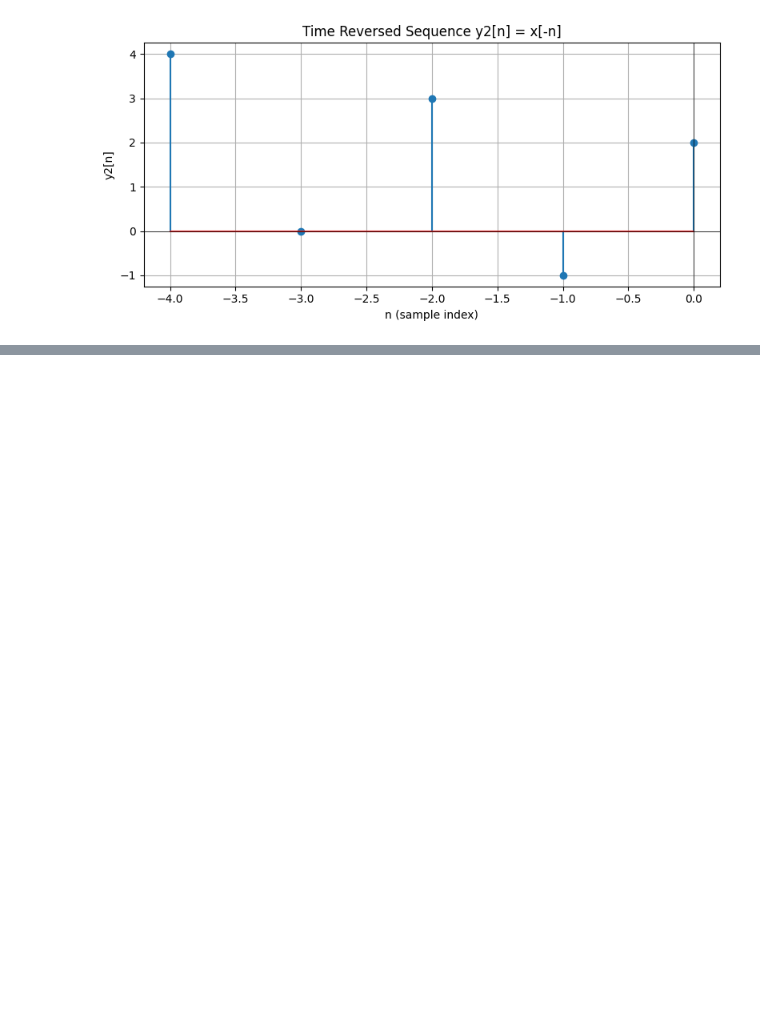
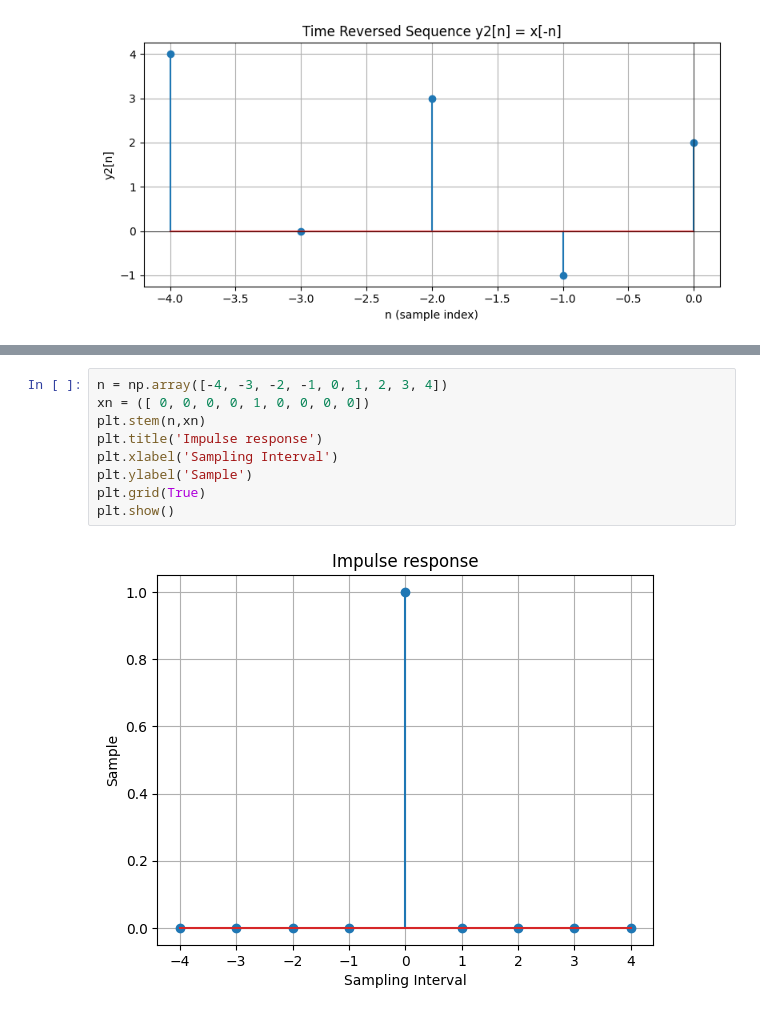
Before and after one commit to MGuian/CPE20, a Jupyter notebook: act01.ipynb, the cells around one changed output, grey strips where cells are left out. Cells and saved outputs as stored; diff of their text form; blank space fills up the shorter version.

```diff
--- a/act01.ipynb
+++ b/act01.ipynb
@@ -87,0 +109,11 @@ plt.show()
+# %%
+n = np.array([-4, -3, -2, -1, 0, 1, 2, 3, 4])
+xn = ([ 0, 0, 0, 0, 1, 0, 0, 0, 0])
+plt.stem(n,xn)
+plt.title('Impulse response')
+plt.xlabel('Sampling Interval')
+plt.ylabel('Sample')
+plt.grid(True)
+plt.show()
+# %% [output]
+[figure, added]
```
Also changed, not shown: parts of 6 cells of this notebook.
